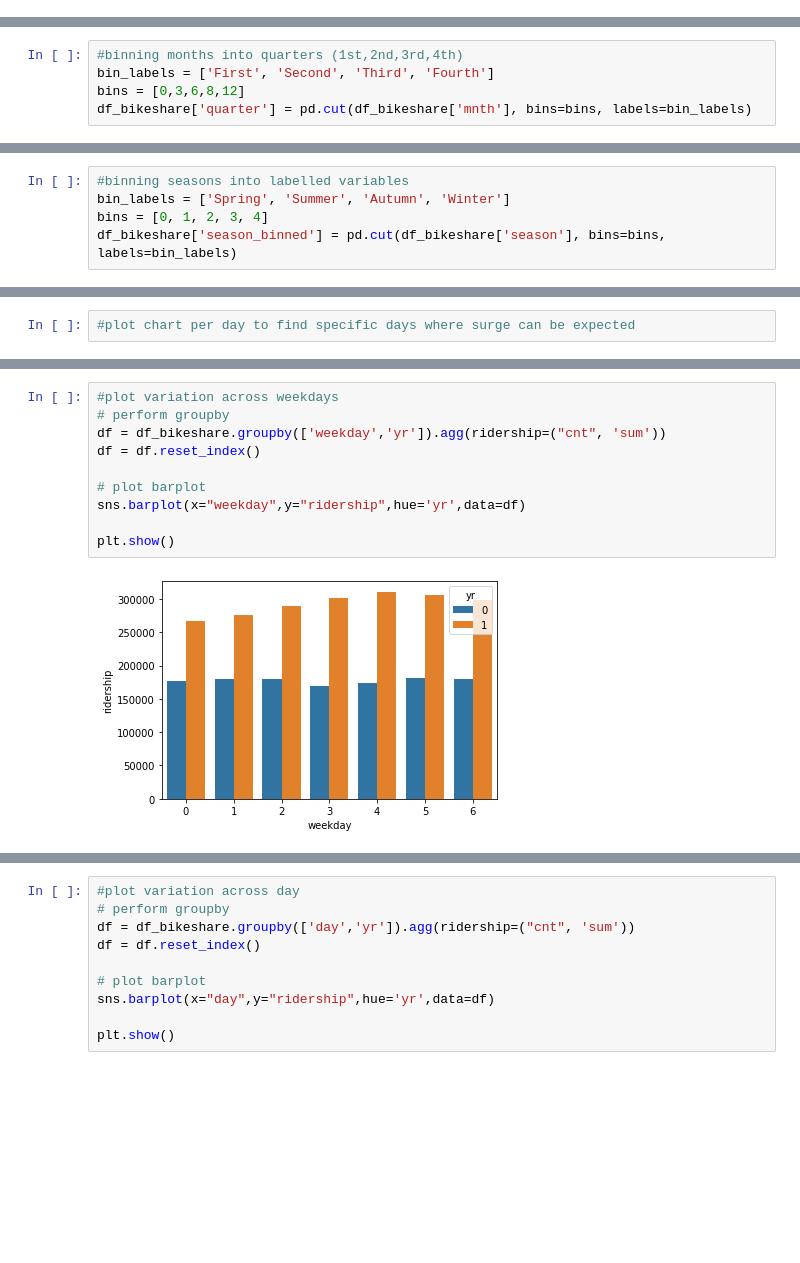
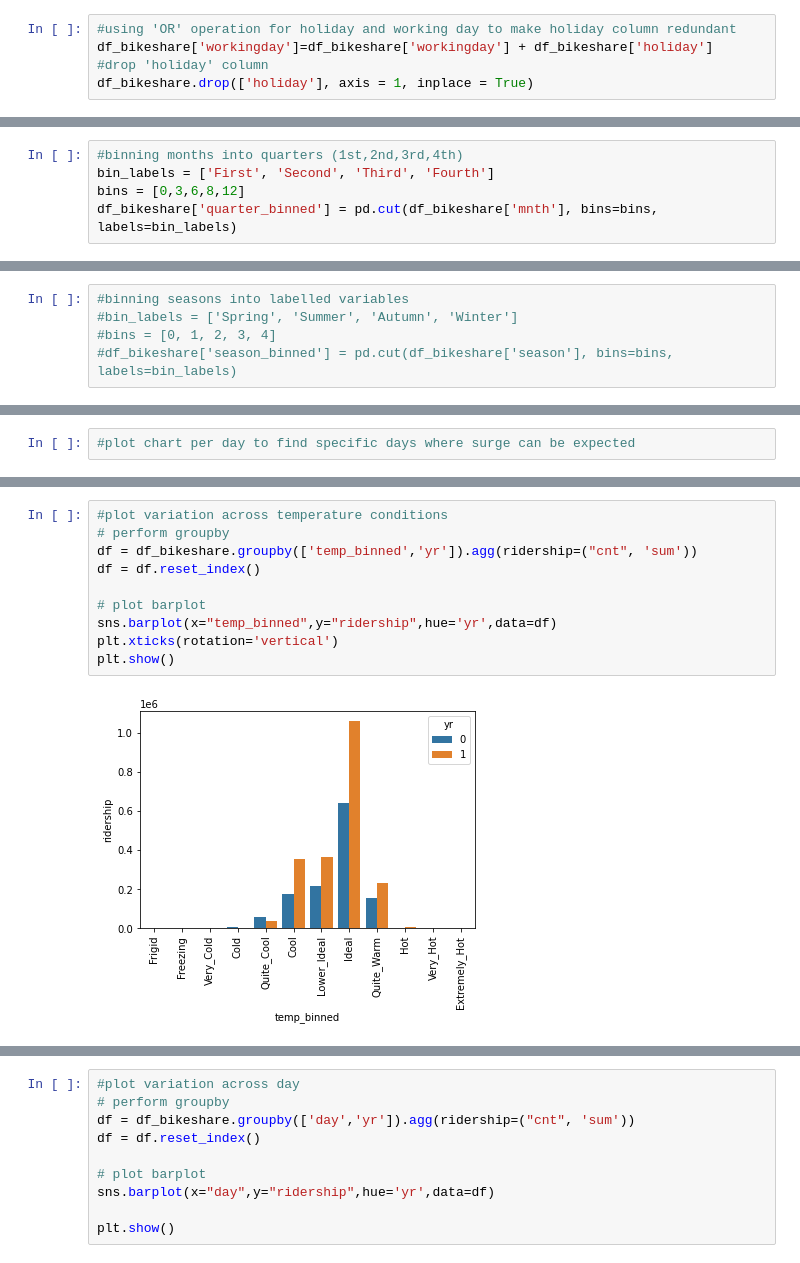
Before and after one commit to ishankarve/Linear-Regression, a Jupyter notebook: Multiple Linear Regression in Python/Assignment/Bike Sharing.ipynb, the cells around one changed output, grey strips where cells are left out. Drawn from its saved outputs; the diff is of its cells as text; blank space fills up the shorter version.

```diff
--- a/Multiple Linear Regression in Python/Assignment/Bike Sharing.ipynb
+++ b/Multiple Linear Regression in Python/Assignment/Bike Sharing.ipynb
@@ -178,6 +185,11 @@ df_bikeshare.describe()
 | max | 730.000000 | 4.000000 | 1.000000 | 12.000000 | 1.000000 | 6.000000 | 1.000000 | 3.000000 | 35.328347 | 42.044800 | ... |
 # %% [markdown]
 ### **Step 4: Cleaning & Binning Numerical Categorical Data**
+# %%
+#using 'OR' operation for holiday and working day to make holiday column redundant
+df_bikeshare['workingday']=df_bikeshare['workingday'] + df_bikeshare['holiday']
+#drop 'holiday' column
+df_bikeshare.drop(['holiday'], axis = 1, inplace = True)
 # %%
 # binning windspeed data as per Beaufort Scale (https://www.rmets.org/metmatters/beaufort-scale)
 # Note: Since temperature is in metric units (deg Celsius), it is assumed that windspeed is in Km/Hr
@@ -215,7 +227,7 @@ df_bikeshare["day"]=df_bikeshare.dteday.dt.day
 #binning months into quarters (1st,2nd,3rd,4th)
 bin_labels = ['First', 'Second', 'Third', 'Fourth']
 bins = [0,3,6,8,12]
-df_bikeshare['quarter'] = pd.cut(df_bikeshare['mnth'], bins=bins, labels=bin_labels)
+df_bikeshare['quarter_binned'] = pd.cut(df_bikeshare['mnth'], bins=bins, labels=bin_labels)
 # %%
 #binning weekday  into labelled bins
 bin_labels = ['Sunday', 'Monday', 'Tuesday', 'Wednesday','Thursday','Friday','Saturday']
@@ -238,9 +250,9 @@ bins = [0, 1, 2, 3, 4]
 df_bikeshare['weathersit_binned'] = pd.cut(df_bikeshare['weathersit'], bins=bins, labels=bin_labels)
 # %%
 #binning seasons into labelled variables
-bin_labels = ['Spring', 'Summer', 'Autumn', 'Winter']
-bins = [0, 1, 2, 3, 4]
-df_bikeshare['season_binned'] = pd.cut(df_bikeshare['season'], bins=bins, labels=bin_labels)
+#bin_labels = ['Spring', 'Summer', 'Autumn', 'Winter']
+#bins = [0, 1, 2, 3, 4]
+#df_bikeshare['season_binned'] = pd.cut(df_bikeshare['season'], bins=bins, labels=bin_labels)
 # %% [markdown]
 ### **Step 5: Prelimnary Visualisation**
 Since all data is numeric, we can use plots to visualise data
@@ -369,13 +403,13 @@ plt.show()
 # %%
-#plot variation across weekdays
+#plot variation across temperature conditions
 # perform groupby
-df = df_bikeshare.groupby(['weekday','yr']).agg(ridership=("cnt", 'sum'))
+df = df_bikeshare.groupby(['temp_binned','yr']).agg(ridership=("cnt", 'sum'))
 df = df.reset_index()
 
 # plot barplot
-sns.barplot(x="weekday",y="ridership",hue='yr',data=df)
-
+sns.barplot(x="temp_binned",y="ridership",hue='yr',data=df)
+plt.xticks(rotation='vertical')
 plt.show()
 # %% [output]
-[figure, old version]
+[figure, new version]
 # %%
```
Also changed, not shown: parts of 53 cells of this notebook.
